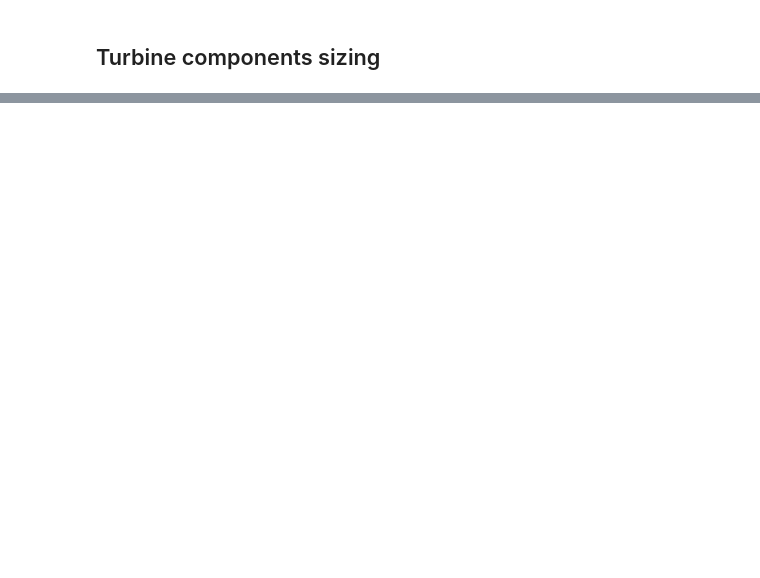
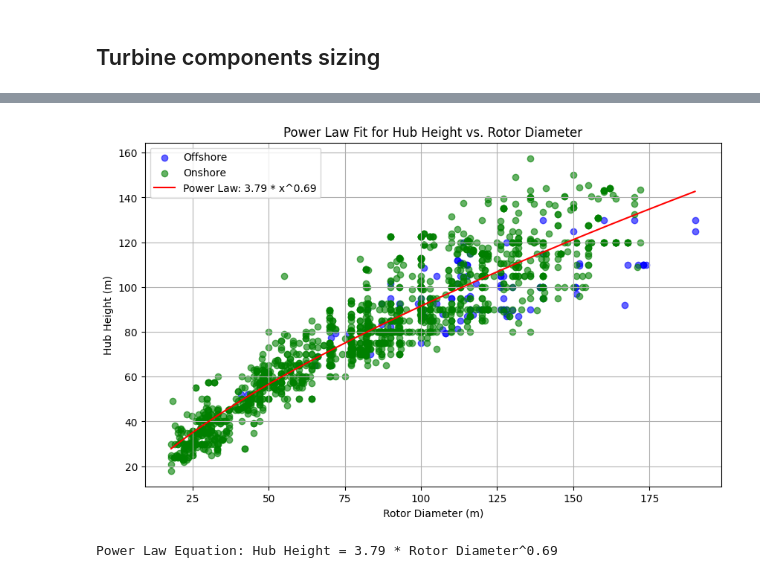
Before and after one commit to JS-NO/premise, a Jupyter notebook: dev/sizing.ipynb, the cells around one changed output, grey strips where cells are left out. Drawn from its saved outputs; the diff is of its cells as text; code cells hidden in the pictures; blank space fills up the shorter version.

```diff
--- a/dev/sizing.ipynb
+++ b/dev/sizing.ipynb
@@ -440,0 +133,68 @@ bolt_masses
+# %%
+import pandas as pd
+import numpy as np
+import matplotlib.pyplot as plt
+from scipy.optimize import curve_fit
+
+# Load the spreadsheet
+file_path = "Turbines_20230629.xlsx"
+xls = pd.ExcelFile(file_path)
+
+# Load the "Turbines" sheet
+df_turbines = pd.read_excel(xls, sheet_name="Turbines")
+
+# Clean and extract relevant columns
+df_turbines = df_turbines.iloc[1:]  # Remove the first row with redundant column headers
+df_turbines = df_turbines[['Rotor diameter', 'Minimum hub height', 'Maximum hub height', 'Offshore']].copy()
+
+df_turbines['Rotor diameter'] = pd.to_numeric(df_turbines['Rotor diameter'], errors='coerce')
+df_turbines['Minimum hub height'] = pd.to_numeric(df_turbines['Minimum hub height'], errors='coerce')
+df_turbines['Maximum hub height'] = pd.to_numeric(df_turbines['Maximum hub height'], errors='coerce')
+
+# Compute the average hub height
+df_turbines['Hub height'] = (df_turbines['Minimum hub height'] + df_turbines['Maximum hub height']) / 2
+df_turbines.dropna(inplace=True)
+
+# Ensure Offshore column is properly recognized as boolean
+df_turbines['Offshore'] = df_turbines['Offshore'].astype(str).str.strip().str.lower() == 'yes'
+
+# Extracting values
+x = df_turbines['Rotor diameter'].values
+y = df_turbines['Hub height'].values
+
+def power_law(x, a, b):
+    return a * x**b
+
+# Fit the power law model
+popt, _ = curve_fit(power_law, x, y, maxfev=10000)
+
+# Generate fit line
+x_range = np.linspace(min(x), max(x), 1000)
+y_fit = power_law(x_range, *popt)
+
+# Plot the data and power law fit
+plt.figure(figsize=(10, 6))
+
+# Plot offshore and onshore data separately
+plt.scatter(df_turbines[df_turbines['Offshore']]['Rotor diameter'],
+            df_turbines[df_turbines['Offshore']]['Hub height'],
+            label="Offshore", color="blue", alpha=0.6)
+
+plt.scatter(df_turbines[~df_turbines['Offshore']]['Rotor diameter'],
+            df_turbines[~df_turbines['Offshore']]['Hub height'],
+            label="Onshore", color="green", alpha=0.6)
+
+plt.plot(x_range, y_fit, label=f"Power Law: {popt[0]:.2f} * x^{popt[1]:.2f}", color="red")
+
+plt.xlabel("Rotor Diameter (m)")
+plt.ylabel("Hub Height (m)")
+plt.legend()
+plt.title("Power Law Fit for Hub Height vs. Rotor Diameter")
+plt.grid(True)
+plt.show()
+
+# Display power law parameters
+print(f"Power Law Equation: Hub Height = {popt[0]:.2f} * Rotor Diameter^{popt[1]:.2f}")
+# %% [output]
+[figure, added]
+Power Law Equation: Hub Height = 3.79 * Rotor Diameter^0.69
```
Also changed, not shown: parts of 14 cells of this notebook, 4 other files.
